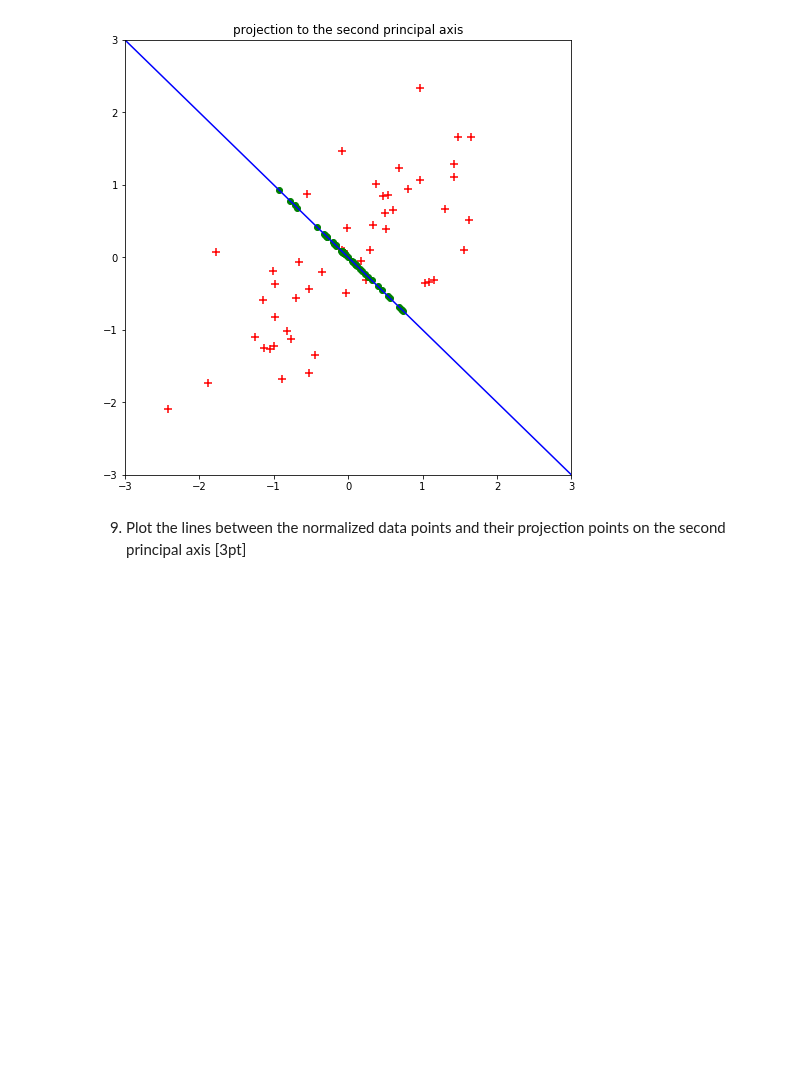
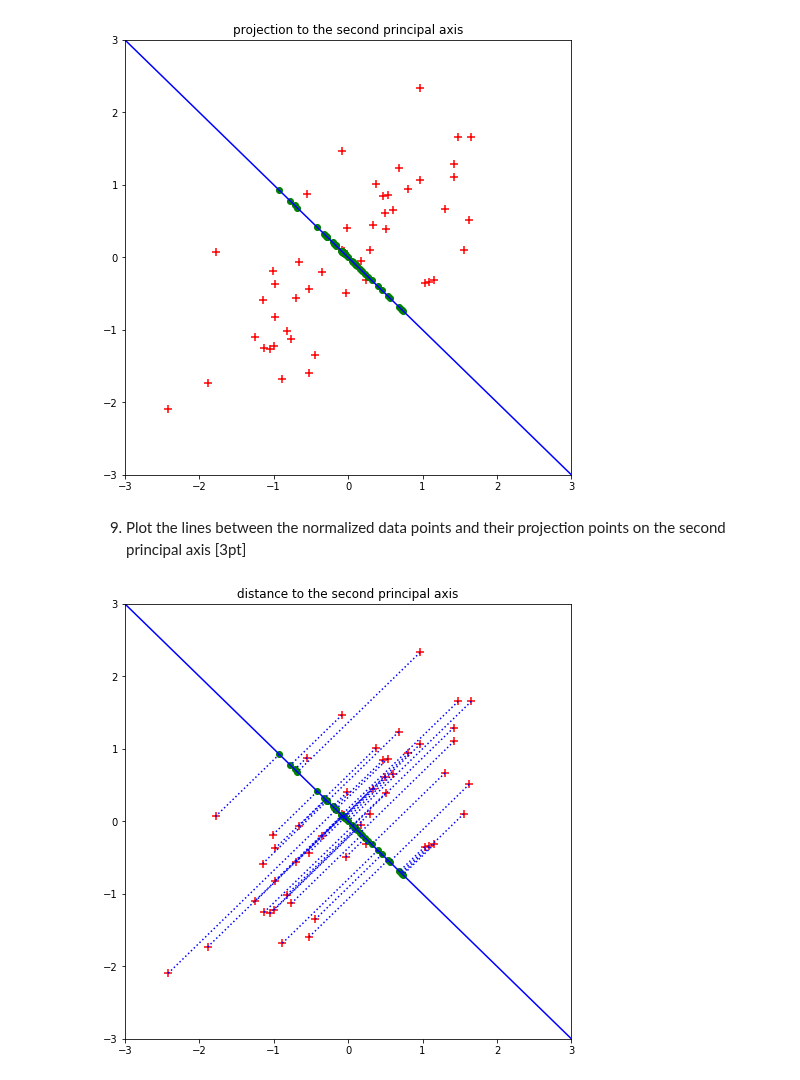
Before and after one commit to insu0929/mlproject, a Jupyter notebook: assign08_20140313.ipynb, the cells around one changed output. Saved outputs shown, nothing was run; the diff lists cells and outputs as text; code cells hidden in the pictures; blank space fills up the shorter version.

```diff
--- a/assign08_20140313.ipynb
+++ b/assign08_20140313.ipynb
@@ -169,12 +169,14 @@ plt.show()
 # %%
 plt.figure(1, figsize=(8,8))
 plt.xlim(-3,3)
 plt.ylim(-3,3)
 plt.scatter(xn,yn, color='r', s=80, marker='+')
 plt.scatter(norm_proj2[:,0], norm_proj2[:,1], color='g', marker='o')
 plt.plot(p_axisX2, p_axisY2, color='b')
 
 for i in range(n_data):
     plt.plot((Z[i, 0], norm_proj2[i, 0]), (Z[i, 1], norm_proj2[i, 1]), linestyle=':', color='b')
-plt.title('projection to the second principal axis')
+plt.title('distance to the second principal axis')
 plt.show()
+# %% [output]
+[figure, added]
```
Also changed, not shown: parts of 2 cells of this notebook, 11 other files.
